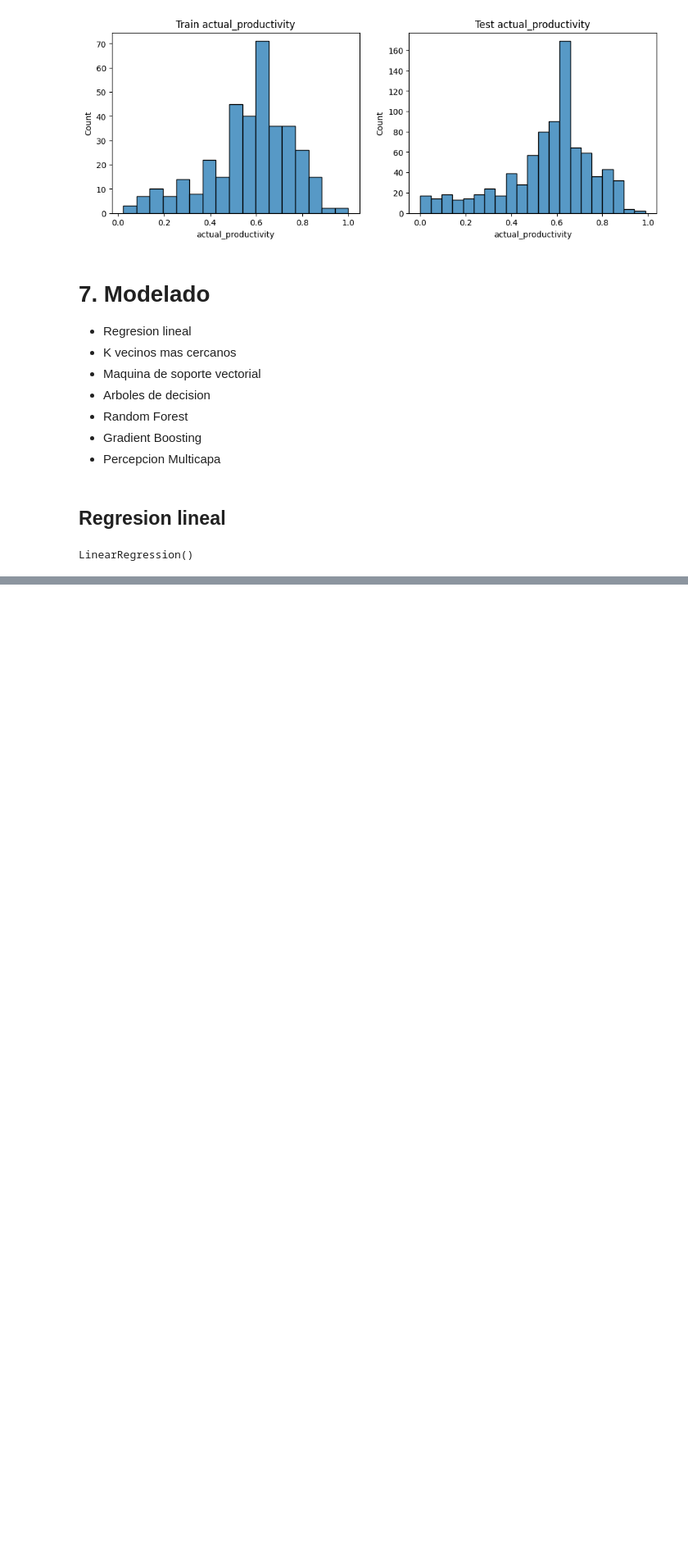
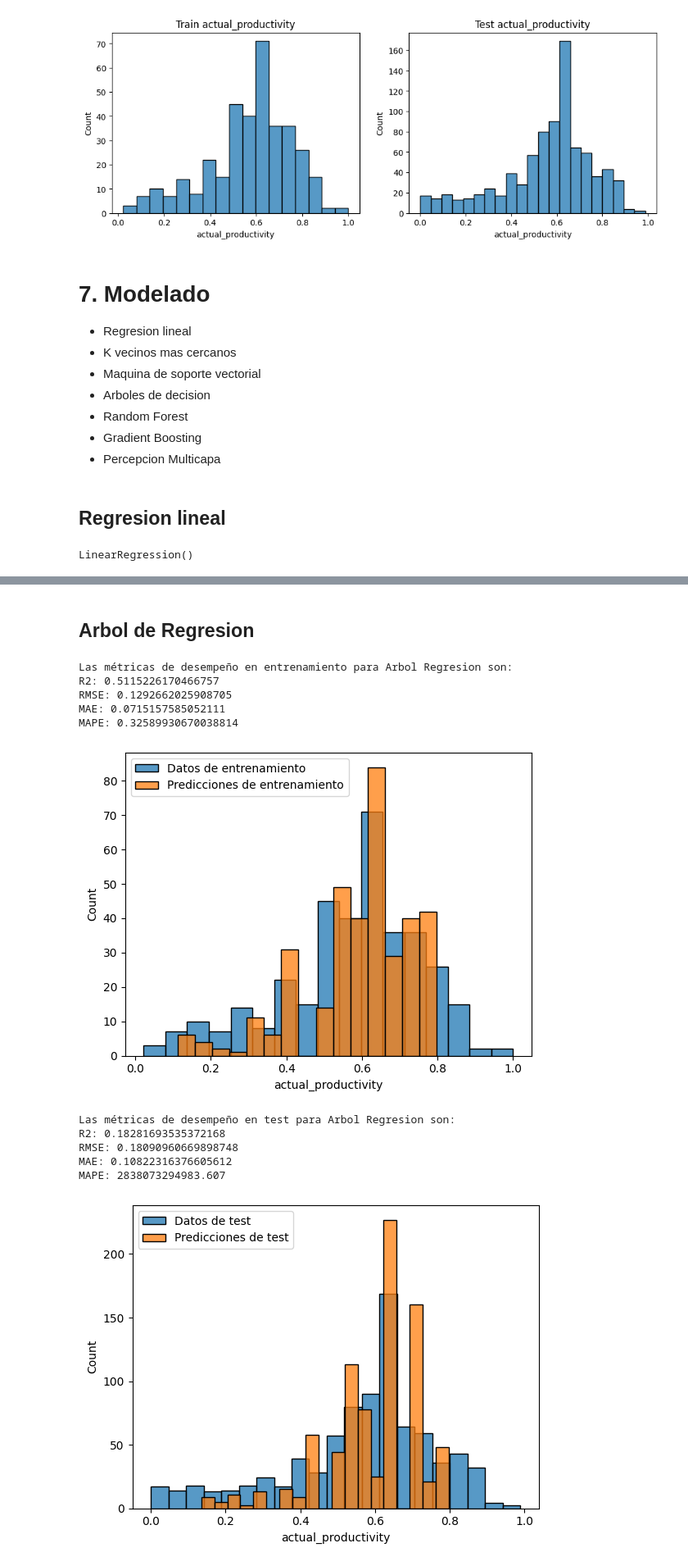
Before and after one commit to DavidBetancurRamirez/ComputacionCientifica, a Jupyter notebook: regresion/regresion_clase.ipynb, the cells around one changed output, grey strips where cells are left out. Shown at 82% size. Drawn from its saved outputs; the diff is of its cells as text; code cells hidden in the pictures; blank space fills up the shorter version.

```diff
--- a/regresion/regresion_clase.ipynb
+++ b/regresion/regresion_clase.ipynb
@@ -436,0 +569,3 @@ np.float64(0.0034566363233409225)
+# %%
+modelo_4_final = reg_4.best_estimator_
+modelo_4_final
@@ -436,0 +687,18 @@ np.float64(0.0034566363233409225)
+# %% [markdown]
+## Arbol de Regresion
+# %%
+pred_train_4, pred_test_4, y_train_des, y_test_des = predecir_y_desescalar(modelo_4_final, X_train, X_test, y_train, y_test, y)
+mostrar_metricas(y_train_des, pred_train_4, y_test_des, pred_test_4, nombre_modelo="Arbol Regresion")
+# %% [output]
+Las métricas de desempeño en entrenamiento para Arbol Regresion son:
+R2: 0.5115226170466757
+RMSE: 0.1292662025908705
+MAE: 0.0715157585052111
+MAPE: 0.32589930670038814
+[figure, added]
+Las métricas de desempeño en test para Arbol Regresion son:
+R2: 0.18281693535372168
+RMSE: 0.18090960669898748
+MAE: 0.10822316376605612
+MAPE: 2838073294983.607
+[figure, added]
```
Also changed, not shown: parts of 24 cells of this notebook.
